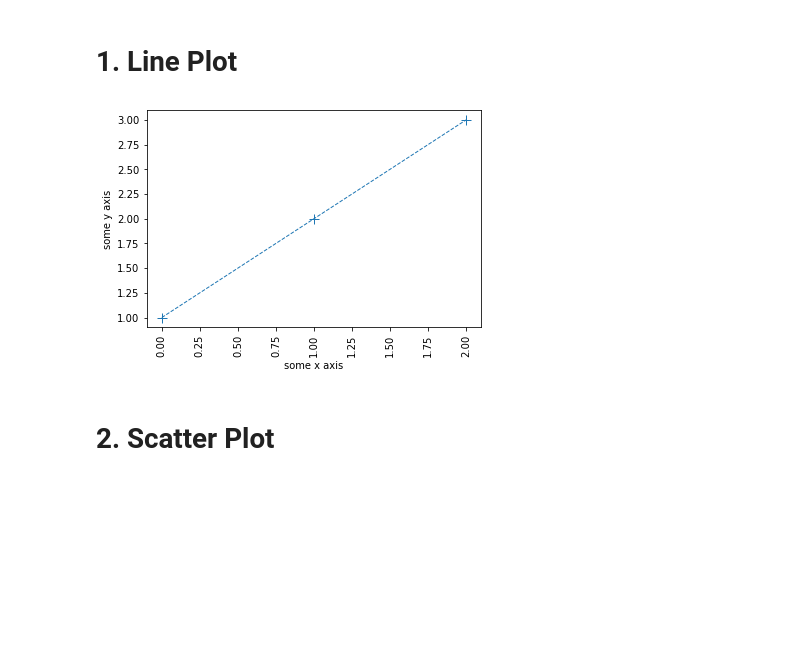
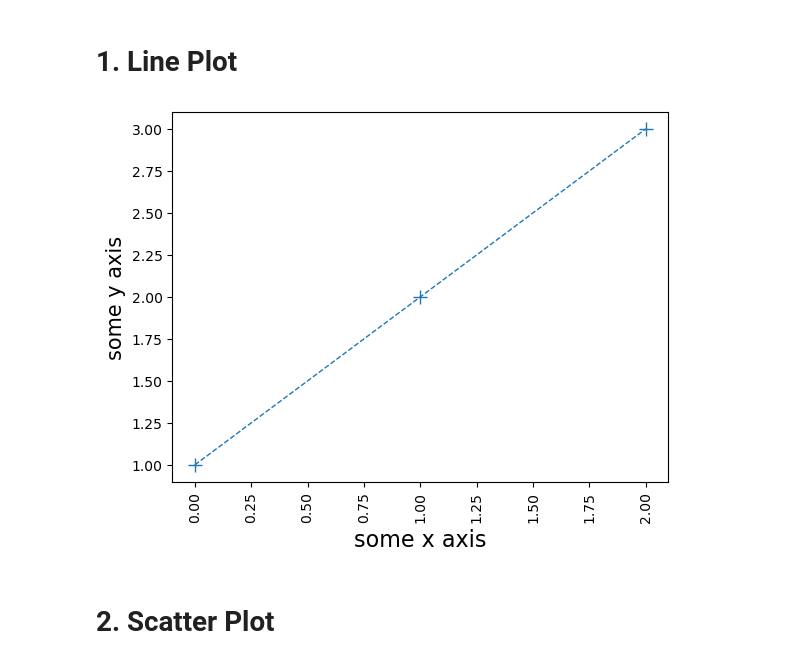
Before and after one commit to RahmanPeimankar/aml-sdu-f25, a Jupyter notebook: Lecture 2/aml_2_python_basics.ipynb, the cells around one changed output. Saved outputs shown, nothing was run; the diff lists cells and outputs as text; code cells hidden in the pictures; blank space fills up the shorter version.

```diff
--- a/Lecture 2/aml_2_python_basics.ipynb
+++ b/Lecture 2/aml_2_python_basics.ipynb
@@ -335,14 +333,14 @@ Matplotlib can be used for creating plots and charts. The library is generally u
 # %%
 import matplotlib.pyplot as plt
 import numpy
 myarray = numpy.array([1, 2, 3])
 plt.plot(myarray, lw=1, markersize=10, ls='--', marker='+')
-plt.xlabel('some x axis', fontsize=10)
-plt.ylabel('some y axis')
+plt.xlabel('some x axis', fontsize=16)
+plt.ylabel('some y axis', fontsize=15)
 plt.xticks(fontsize=10, rotation=90)
 plt.show()
 # %% [output]
-[figure, old version]
+[figure, new version]
 # %% [markdown]
 # 2. Scatter Plot
 # %%
```
Also changed, not shown: parts of 13 cells of this notebook, 29 other files.
